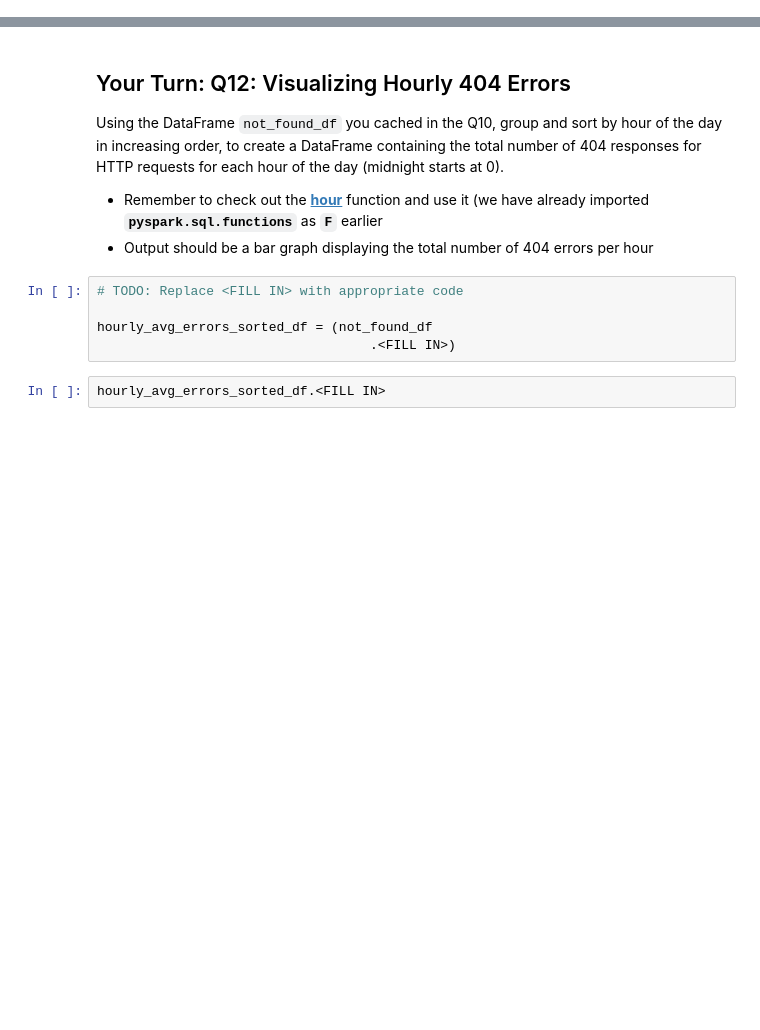
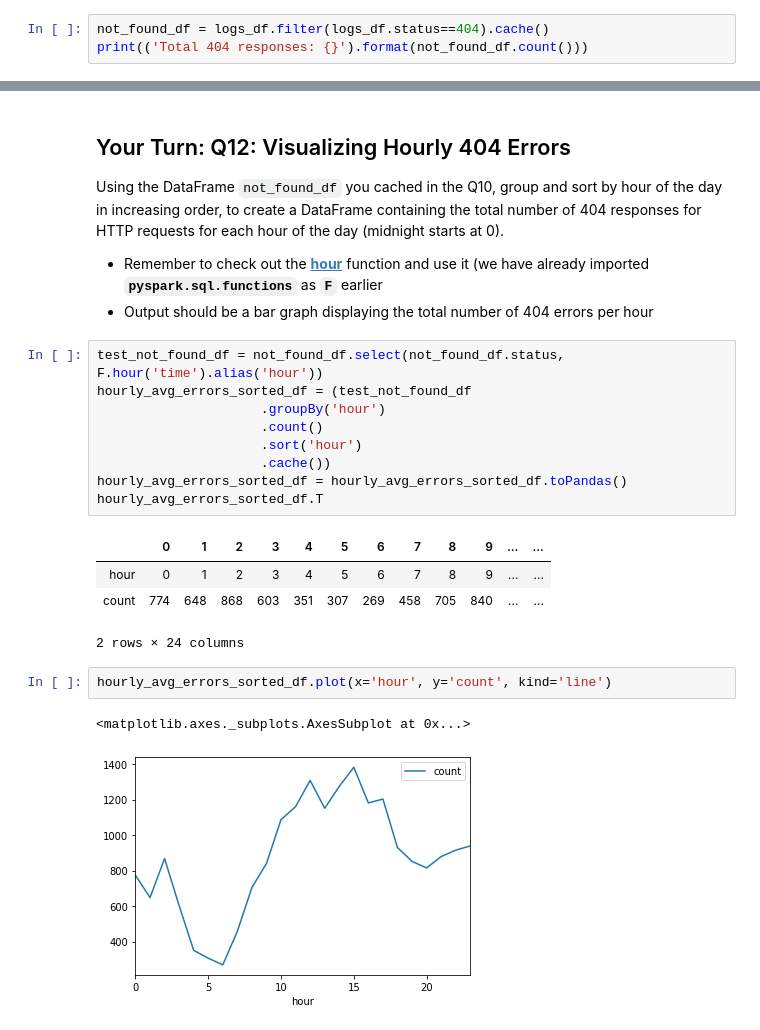
Before and after one commit to gperdrizet/data_wrangling_at_scale_with_spark, a Jupyter notebook: Mini_Project_Data_Wrangling_at_Scale_with_Spark.ipynb, the cells around one changed output, grey strips where cells are left out. Drawn from its saved outputs; the diff is of its cells as text; blank space fills up the shorter version.

```diff
--- a/Mini_Project_Data_Wrangling_at_Scale_with_Spark.ipynb
+++ b/Mini_Project_Data_Wrangling_at_Scale_with_Spark.ipynb
@@ -812,0 +1043,3 @@ print(('Total 404 responses: {}').format(<FILL IN>))
+# %%
+not_found_df = logs_df.filter(logs_df.status==404).cache()
+print(('Total 404 responses: {}').format(not_found_df.count()))
@@ -847,10 +1111,22 @@ Using the DataFrame `not_found_df` you cached in the Q10, group and sort by hour
 
 - Remember to check out the [__hour__](https://spark.apache.org/docs/latest/api/python/pyspark.sql.html#pyspark.sql.functions.hour) function and use it (we have already imported __`pyspark.sql.functions`__ as __`F`__ earlier
 - Output should be a bar graph displaying the total number of 404 errors per hour
-# %%
-# TODO: Replace <FILL IN> with appropriate code
-
-hourly_avg_errors_sorted_df = (not_found_df
-                                   .<FILL IN>)
-# %%
-hourly_avg_errors_sorted_df.<FILL IN>
+# %%
+test_not_found_df = not_found_df.select(not_found_df.status, F.hour('time').alias('hour'))
+hourly_avg_errors_sorted_df = (test_not_found_df
+                     .groupBy('hour')
+                     .count()
+                     .sort('hour')
+                     .cache())
+hourly_avg_errors_sorted_df = hourly_avg_errors_sorted_df.toPandas()
+hourly_avg_errors_sorted_df.T
+# %% [output]
+|  | 0 | 1 | 2 | 3 | 4 | 5 | 6 | 7 | 8 | 9 | ... | ... |
+| hour | 0 | 1 | 2 | 3 | 4 | 5 | 6 | 7 | 8 | 9 | ... | ... |
+| count | 774 | 648 | 868 | 603 | 351 | 307 | 269 | 458 | 705 | 840 | ... | ... |
+2 rows × 24 columns
+# %%
+hourly_avg_errors_sorted_df.plot(x='hour', y='count', kind='line')
+# %% [output]
+<matplotlib.axes._subplots.AxesSubplot at 0x...>
+[figure, added]
```
Also changed, not shown: parts of 35 cells of this notebook.
